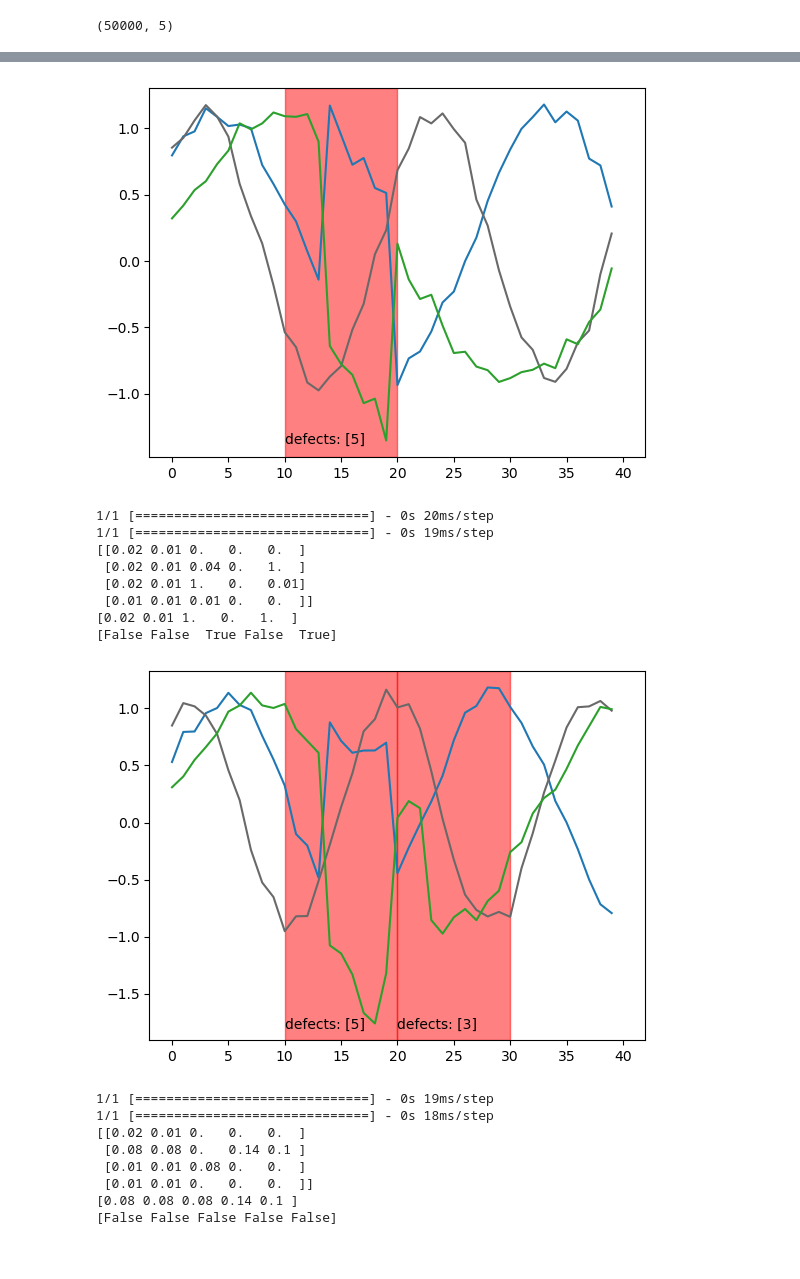
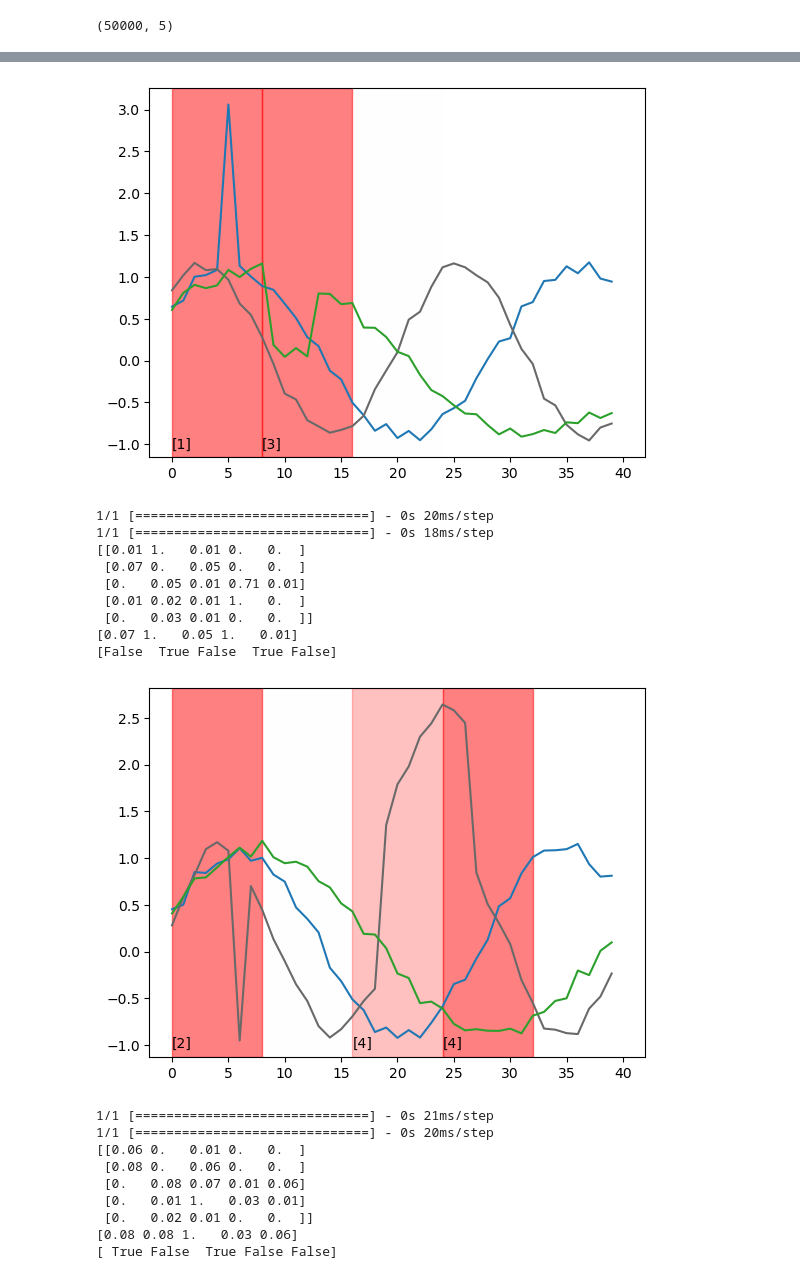
Before and after one commit to lukik45/candle-defect-detection, a Jupyter notebook: report.ipynb, the cells around one changed output, grey strips where cells are left out. Saved outputs shown, nothing was run; the diff lists cells and outputs as text; code cells hidden in the pictures.

```diff
--- a/report.ipynb
+++ b/report.ipynb
@@ -657,20 +587,20 @@ display(X.shape)
 y = df_trunc[['d1', 'd2','d3','d4','d5']].to_numpy()
 display(y.shape)
 
-X_train = X[:11000]
-y_train = y[:11000]
+X_train = X[:40000]
+y_train = y[:40000]
 
-X_val = X[11000:15000]
-y_val = y[11000:15000]
+X_val = X[40000:45000]
+y_val = y[40000:45000]
 
-X_test = X[15000:]
-y_test = y[15000:]
+X_test = X[45000:]
+y_test = y[45000:]
 # %% [output]
 (50000, 40, 3)
 (50000, 5)
 # %%
 inner_model = Sequential()
-inner_model.add(LSTM(128, return_sequences=True, input_shape=(None,3)))
+inner_model.add(LSTM(64, return_sequences=True, input_shape=(None,3)))
 inner_model.add(LSTM(16, return_sequences=False))
 inner_model.add(Dense(5, 'sigmoid'))
 
@@ -694,12 +624,12 @@ _________________________________________________________________
 # %%
 from tensorflow.keras.layers import GlobalMaxPool2D
 
-INTERVAL_LENGTH = 10
+INTERVAL_LENGTH = 8
 
 model = Sequential()
-model.add(Reshape((4, INTERVAL_LENGTH, 3), input_shape=(40,3)))
+model.add(Reshape((-1, INTERVAL_LENGTH, 3), input_shape=(None,3)))
 model.add(TimeDistributed(inner_model)) # use timeDistributed to apply the same inner_model to each timestamp(slice)
-model.add(GlobalMaxPool1D()) # FIXME:  # to take the maximum out of each TIme
+model.add(GlobalMaxPool1D()) # to take the maximum out of all time intervals
 model.compile(loss='binary_crossentropy', metrics='acc')
 model.summary()
 # %% [output]
@@ -721,7 +651,7 @@ Trainable params: 76,949
 Non-trainable params: 0
 _________________________________________________________________
 # %%
-early = EarlyStopping(patience=7)
+early = EarlyStopping(patience=5)
 
-model.fit(X_train, y_train, batch_size = 128, epochs=100, validation_data=(X_val, y_val), callbacks=[early])
+model.fit(X_train, y_train, batch_size = 256, epochs=50, validation_data=(X_val, y_val), callbacks=[early])
 # %% [output]
@@ -755,6 +705,8 @@ Trainable params: 76,949
 Non-trainable params: 0
 _________________________________________________________________
 # %%
+
+
 for i in np.random.randint(0, len(X_test), 10):
     intervals = model_slice.predict(X_test[i:i+1])[0]
     prediction = model.predict(X_test[i:i+1])[0]
@@ -771,7 +723,7 @@ for i in np.random.randint(0, len(X_test), 10):
         defects = np.where(interval> 0.5)
         defects = defects + np.array([1])
         plt.axvspan(j*INTERVAL_LENGTH, j*INTERVAL_LENGTH+INTERVAL_LENGTH, alpha=max_prob**2*0.5, color='r')
-        plt.annotate(text=f'defects: {defects[0]}' if max_prob>0.5 else '', xy=(j*INTERVAL_LENGTH, plt.ylim()[0]+ 0.10))
+        plt.annotate(text=f'{defects[0]}' if max_prob>0.5 else '', xy=(j*INTERVAL_LENGTH, plt.ylim()[0]+ 0.10))
 
     plt.show()
 # %% [output]
@@ -786,18 +739,20 @@ for i in np.random.randint(0, len(X_test), 10):
-[figure, old version]
+[figure, new version]
 1/1 [==============================] - 0s 20ms/step
-1/1 [==============================] - 0s 19ms/step
-[[0.02 0.01 0.   0.   0.  ]
- [0.02 0.01 0.04 0.   1.  ]
- [0.02 0.01 1.   0.   0.01]
- [0.01 0.01 0.01 0.   0.  ]]
-[0.02 0.01 1.   0.   1.  ]
-[False False  True False  True]
+1/1 [==============================] - 0s 18ms/step
+[[0.01 1.   0.01 0.   0.  ]
+ [0.07 0.   0.05 0.   0.  ]
+ [0.   0.05 0.01 0.71 0.01]
+ [0.01 0.02 0.01 1.   0.  ]
+ [0.   0.03 0.01 0.   0.  ]]
+[0.07 1.   0.05 1.   0.01]
+[False  True False  True False]
-[figure, old version]
+[figure, new version]
-1/1 [==============================] - 0s 19ms/step
-1/1 [==============================] - 0s 18ms/step
-[[0.02 0.01 0.   0.   0.  ]
- [0.08 0.08 0.   0.14 0.1 ]
- [0.01 0.01 0.08 0.   0.  ]
- [0.01 0.01 0.   0.   0.  ]]
-[0.08 0.08 0.08 0.14 0.1 ]
-[False False False False False]
+1/1 [==============================] - 0s 21ms/step
+1/1 [==============================] - 0s 20ms/step
+[[0.06 0.   0.01 0.   0.  ]
+ [0.08 0.   0.06 0.   0.  ]
+ [0.   0.08 0.07 0.01 0.06]
+ [0.   0.01 1.   0.03 0.01]
+ [0.   0.02 0.01 0.   0.  ]]
+[0.08 0.08 1.   0.03 0.06]
+[ True False  True False False]
```
Also changed, not shown: parts of 64 cells of this notebook, 17 other files.
